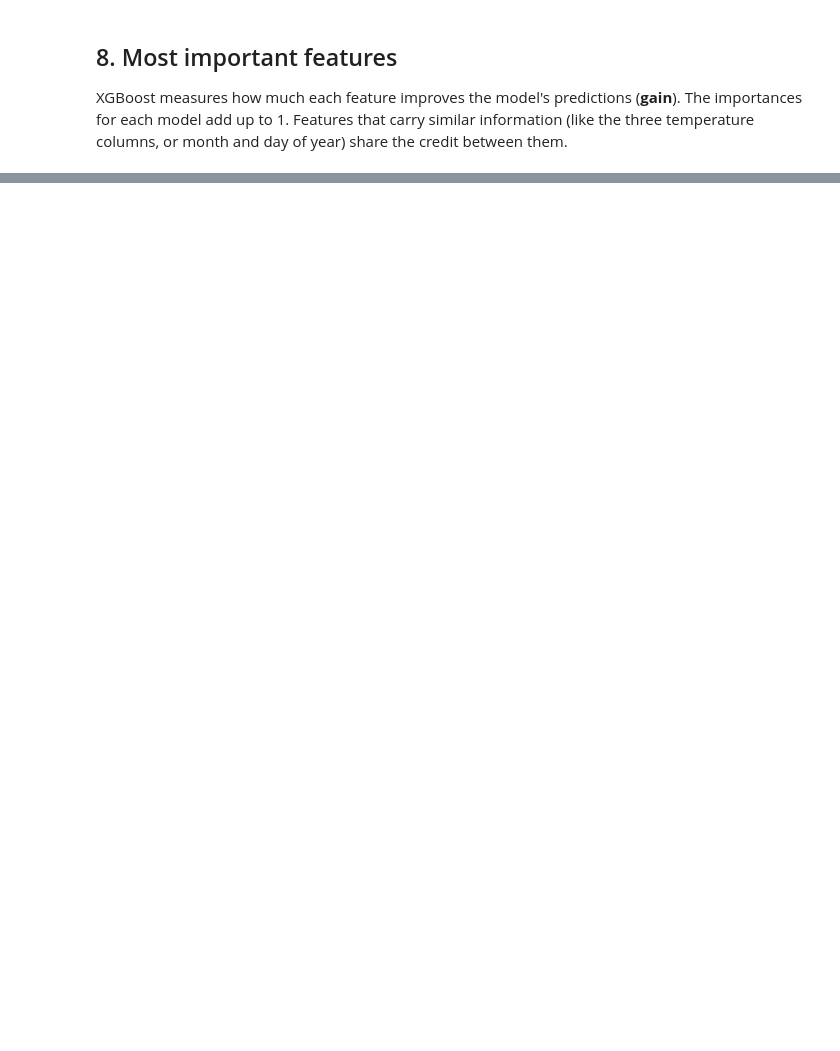
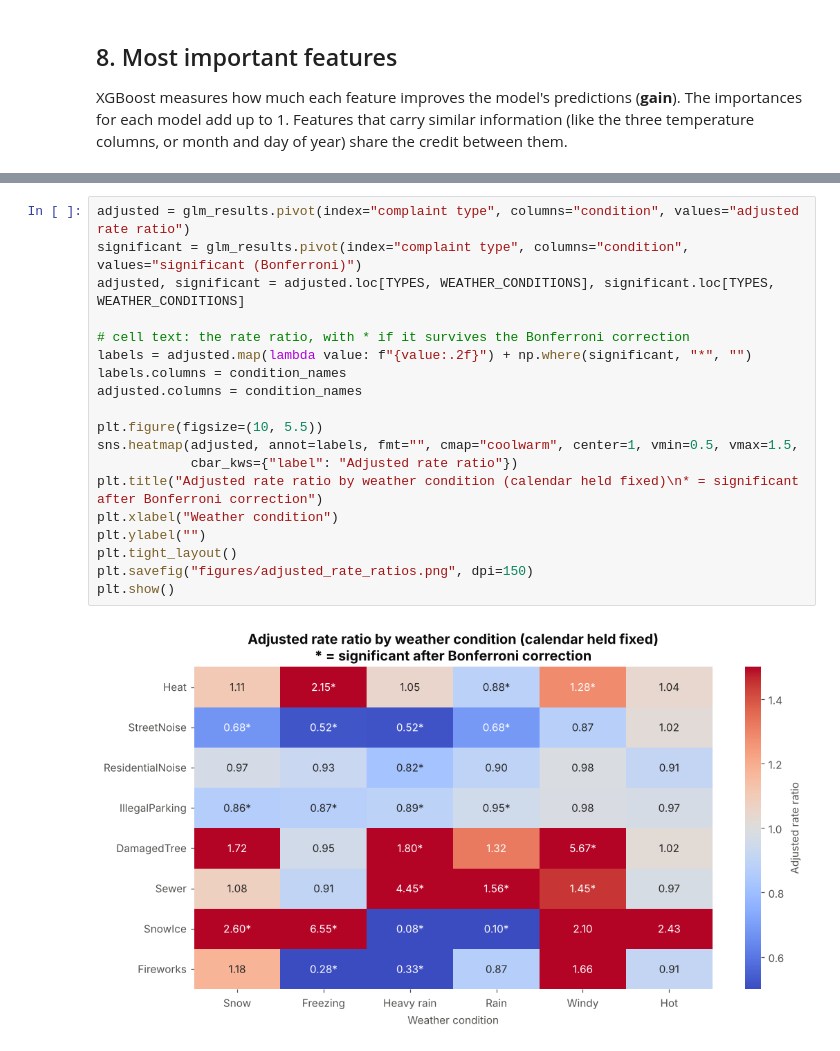
Before and after one commit to Tavnik-7-8-22/INFO2950-Project, a Jupyter notebook: complaints_weather_analysis.ipynb, the cells around one changed output, grey strips where cells are left out. Saved outputs shown, nothing was run; the diff lists cells and outputs as text; blank space fills up the shorter version.

```diff
--- a/complaints_weather_analysis.ipynb
+++ b/complaints_weather_analysis.ipynb
@@ -825,0 +1323,21 @@ is really a "winter" effect.
+# %%
+adjusted = glm_results.pivot(index="complaint type", columns="condition", values="adjusted rate ratio")
+significant = glm_results.pivot(index="complaint type", columns="condition", values="significant (Bonferroni)")
+adjusted, significant = adjusted.loc[TYPES, WEATHER_CONDITIONS], significant.loc[TYPES, WEATHER_CONDITIONS]
+
+# cell text: the rate ratio, with * if it survives the Bonferroni correction
+labels = adjusted.map(lambda value: f"{value:.2f}") + np.where(significant, "*", "")
+labels.columns = condition_names
+adjusted.columns = condition_names
+
+plt.figure(figsize=(10, 5.5))
+sns.heatmap(adjusted, annot=labels, fmt="", cmap="coolwarm", center=1, vmin=0.5, vmax=1.5,
+            cbar_kws={"label": "Adjusted rate ratio"})
+plt.title("Adjusted rate ratio by weather condition (calendar held fixed)\n* = significant after Bonferroni correction")
+plt.xlabel("Weather condition")
+plt.ylabel("")
+plt.tight_layout()
+plt.savefig("figures/adjusted_rate_ratios.png", dpi=150)
+plt.show()
+# %% [output]
+[figure, added]
```
Also changed, not shown: parts of 45 cells of this notebook, 15 other files.
